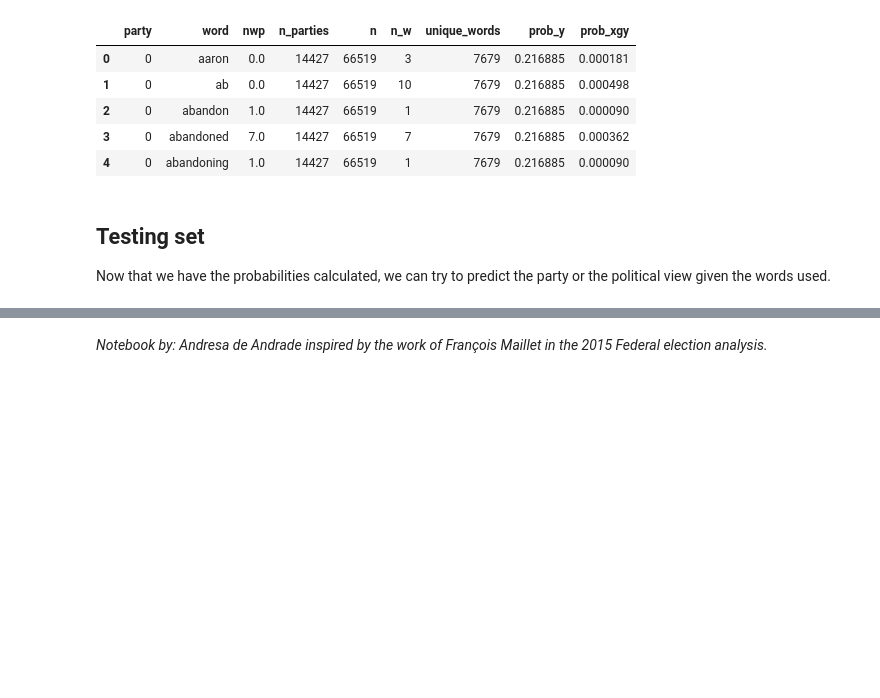
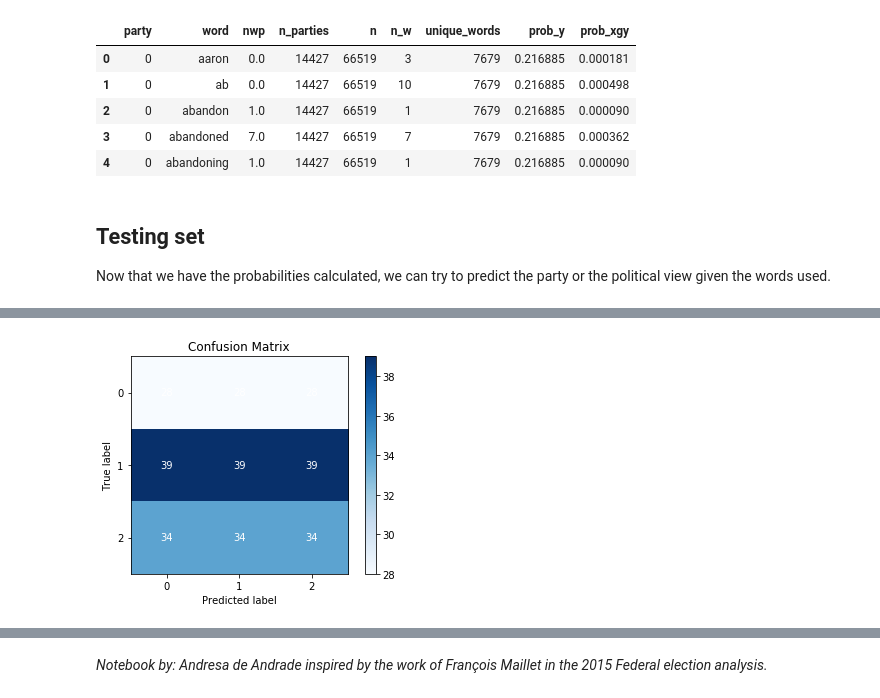
Before and after one commit to dresenhista/canada_election2019, a Jupyter notebook: election2019.ipynb, the cells around one changed output, grey strips where cells are left out. Drawn from its saved outputs; the diff is of its cells as text; code cells hidden in the pictures; blank space fills up the shorter version.

Commit message:
add csv to git ignore and fix the election issue
This part fixes the group by product however the prediction is still pretty poor and will need a fix to make it workable

```diff
--- a/election2019.ipynb
+++ b/election2019.ipynb
@@ -345,6 +332,0 @@ a.head()
-# %%
-test = test_df[['party_pred', 'content', 'party_real', 'prob_y', 'prob_xgy']].loc[test_df.groupby(['content', 'party_pred']).prob_xgy.agg('idxmax')]
-test['party_prob'] = test['prob_y']*test['prob_xgy']
-test = test.sort_values(by=['content','party_prob'] , ascending = [True, False])
-#test = test[['party_pred', 'content', 'party_real', 'party_prob']]
-test.head(6)
@@ -368,8 +332,0 @@ Name: 103, dtype: object
-# %%
-df['content'] = df['content'].apply(lambda string: string.lower())
-test = pd.merge(test_df, df[['party', 'content']], how='inner', on=['content'])
-test = test.drop_duplicates(keep='last')
-test = test[['content', 'party_pred','party', 'prob_ygx']]
-test = test.loc[test.groupby('content').prob_ygx.agg('idxmax')]
-test['party_pred'] = test['party_pred'].replace({0:'NDP' , 1: 'conservative', 2:'liberal'})
-skplt.metrics.plot_confusion_matrix(test['party'], test['party_pred']);
@@ -377,0 +333,11 @@ skplt.metrics.plot_confusion_matrix(test['party'], test['party_pred']);
+# %%
+#test_df[test_df['content']==test_df['content'].iloc[533]]
+#group by prod
+test_prediction = test_df.groupby(['content', 'party_pred', 'party_real', 'prob_y']).agg({'prob_xgy': 'prod'})
+test_prediction = test_prediction.reset_index()
+test_prediction['prob_party'] = test_prediction['prob_xgy']*test_prediction['prob_y']
+
+
+test_prediction = test_prediction.loc[test_prediction.groupby(['content', 'party_pred']).prob_party.agg('idxmax')]
+
+test_prediction.head()
@@ -378,3 +351,10 @@ skplt.metrics.plot_confusion_matrix(test['party'], test['party_pred']);
+# %%
+skplt.metrics.plot_confusion_matrix(test_prediction['party_real'], test['party_pred']);
+
+
+#test
+# %% [output]
+[figure, added]
 # %%
 #vectorized the words in the keyword
 vect = CountVectorizer()
```
Also changed, not shown: parts of 6 cells of this notebook, 1 other file.
